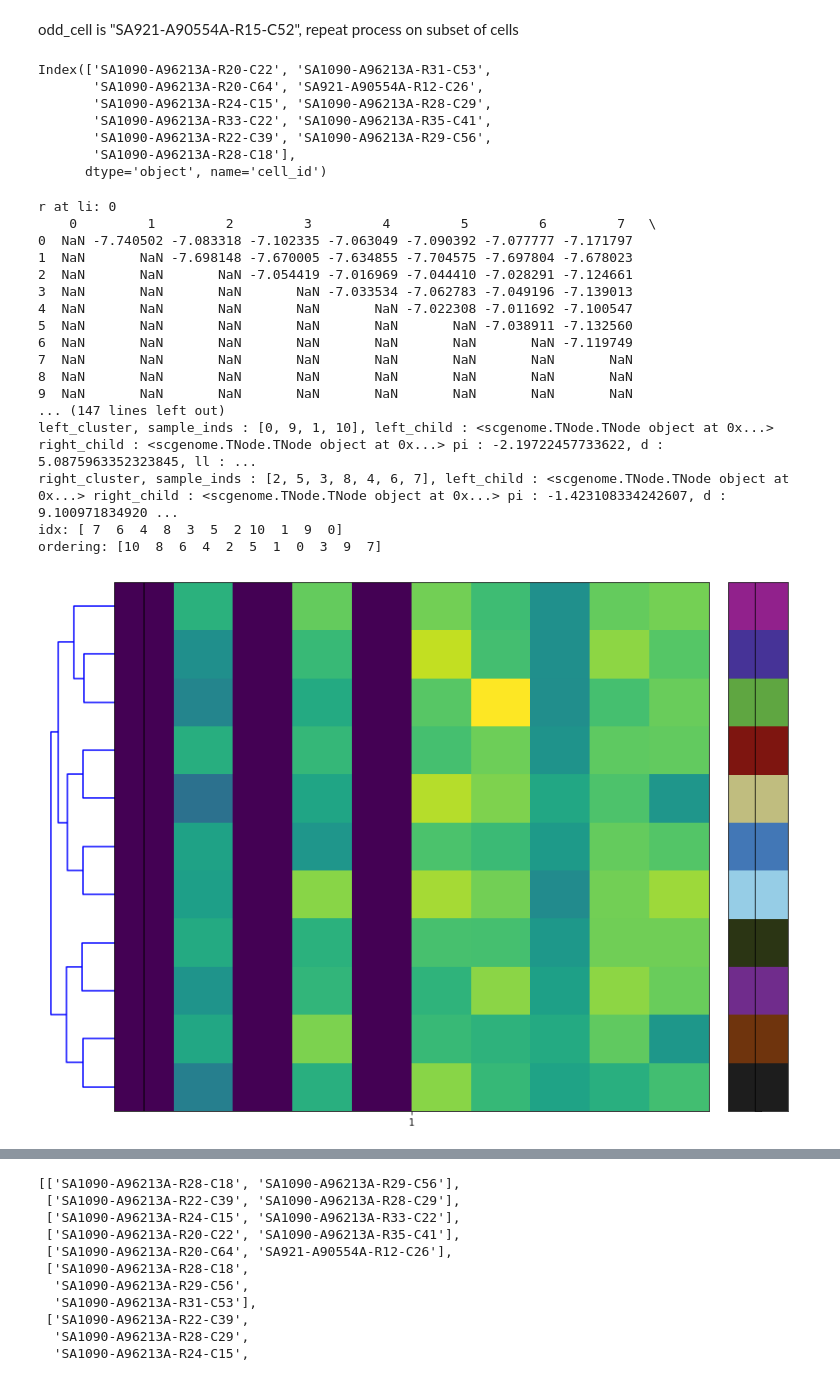
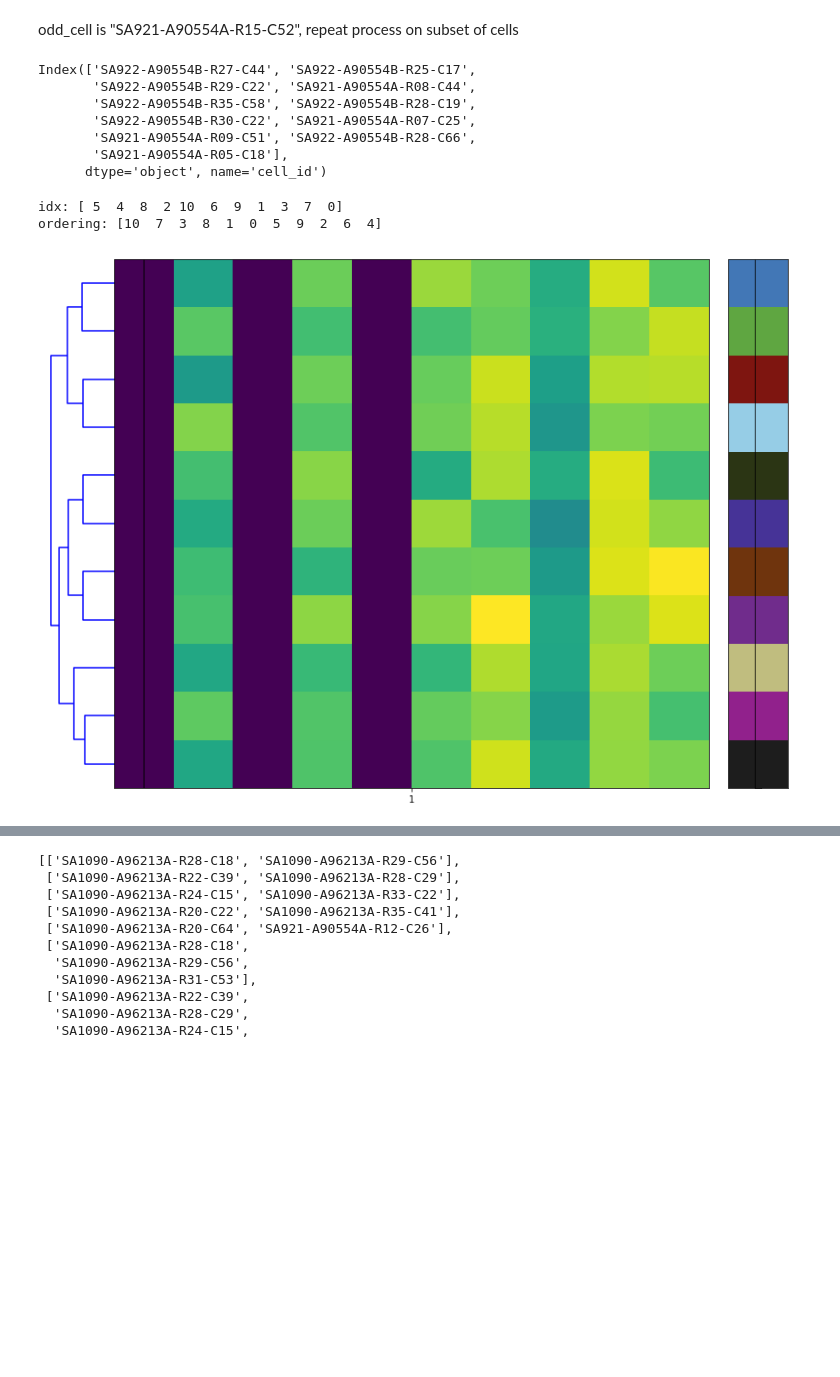
Before and after one commit to shahcompbio/scgenome-deprecated, a Jupyter notebook: notebooks/bayesian_spike_in-Copy1.ipynb, the cells around one changed output, grey strips where cells are left out. Saved outputs shown, nothing was run; the diff lists cells and outputs as text; code cells hidden in the pictures; blank space fills up the shorter version.

```diff
--- a/notebooks/bayesian_spike_in-Copy1.ipynb
+++ b/notebooks/bayesian_spike_in-Copy1.ipynb
@@ -68,13 +68,13 @@ cn_data = cncluster.prune_cluster(bhc_clusters, bhc_cell_ids, cn_data)
 cn_data["origin_id_int"] = cn_data["origin_id"].factorize()[0]
 
 fig = plt.figure(figsize=(10, 8))
-bimatrix_data, pre_sort = cnplot.plot_clustered_cell_cn_matrix_figure(
+bimatrix_data, ps = cnplot.plot_clustered_cell_cn_matrix_figure(
     fig, cn_data, "copy", cluster_field_name="bhc_cluster_id",
     linkage=lbhc_plot_data, origin_field_name="origin_id_int", raw=True, flip=False,
     cell_id_order=bhc_cell_ids)
 
 fig = plt.figure(figsize=(10, 8))
-bimatrix_data1 = cnplot.plot_clustered_cell_cn_matrix_figure(
+bimatrix_data1, ps = cnplot.plot_clustered_cell_cn_matrix_figure(
     fig, cn_data, "copy", cluster_field_name="bhc_cluster_id",
     linkage=lbhc_plot_data, origin_field_name="origin_id_int", raw=True, flip=True,
     cell_id_order=bhc_cell_ids)
@@ -218,59 +164,44 @@ list(new_bhc_linkage["sample_ids"])
 # %% [markdown]
 odd_cell is "SA921-A90554A-R15-C52", repeat process on subset of cells
 # %%
-keep_cells = bimatrix_data.iloc[:,0:11].columns.get_level_values(0)
+keep_cells = bimatrix_data1.iloc[:,0:11].columns.get_level_values(0)
 scn_data = cn_data[cn_data["cell_id"].isin(keep_cells)].reset_index(drop=True)
 print(keep_cells)
 # %% [output]
-Index(['SA1090-A96213A-R20-C22', 'SA1090-A96213A-R31-C53',
-       'SA1090-A96213A-R20-C64', 'SA921-A90554A-R12-C26',
-       'SA1090-A96213A-R24-C15', 'SA1090-A96213A-R28-C29',
-       'SA1090-A96213A-R33-C22', 'SA1090-A96213A-R35-C41',
-       'SA1090-A96213A-R22-C39', 'SA1090-A96213A-R29-C56',
-       'SA1090-A96213A-R28-C18'],
+Index(['SA922-A90554B-R27-C44', 'SA922-A90554B-R25-C17',
+       'SA922-A90554B-R29-C22', 'SA921-A90554A-R08-C44',
+       'SA922-A90554B-R35-C58', 'SA922-A90554B-R28-C19',
+       'SA922-A90554B-R30-C22', 'SA921-A90554A-R07-C25',
+       'SA921-A90554A-R09-C51', 'SA922-A90554B-R28-C66',
+       'SA921-A90554A-R05-C18'],
       dtype='object', name='cell_id')
 # %%
 #scn_data = pd.read_csv("/Users/massoudmaher/data/scn_data.csv")
 
 slinkage, sroot, scell_ids, smatrix_data, smeasurement, svariances = (
     cncluster.bayesian_cluster(scn_data, n_states=n_states, alpha=alpha, prob_cn_change=prob_cn_change,
-                               clustering_id="copy", debug=True, print_r=True)
+                               clustering_id="copy", debug=True)
 )
 
 slinkage, splot_data = simulation.get_plot_data(slinkage)
 lsplot_data = splot_data.copy()
 lsplot_data[:,2] = np.log(splot_data[:,2]) # Log because the highest link is way higher
 
 scn_data["origin_id_int"] = scn_data["cell_id"].factorize()[0]
 scn_data["bhc_cluster_id"] = scn_data["cell_id"].factorize()[0]
 
 fig = plt.figure(figsize=(10, 8))
 bimatrix_data = cnplot.plot_clustered_cell_cn_matrix_figure(
     fig, scn_data, "copy", cluster_field_name="bhc_cluster_id",
     linkage=lsplot_data, origin_field_name="origin_id_int", raw=True,
     flip=True)
 
 
 #nlinkage = sch.linkage(np.nan_to_num(smeasurement, 0))
 # %% [output]
-r at li: 0
-    0         1         2         3         4         5         6         7   \
-0  NaN -7.740502 -7.083318 -7.102335 -7.063049 -7.090392 -7.077777 -7.171797
-1  NaN       NaN -7.698148 -7.670005 -7.634855 -7.704575 -7.697804 -7.678023
-2  NaN       NaN       NaN -7.054419 -7.016969 -7.044410 -7.028291 -7.124661
-3  NaN       NaN       NaN       NaN -7.033534 -7.062783 -7.049196 -7.139013
-4  NaN       NaN       NaN       NaN       NaN -7.022308 -7.011692 -7.100547
-5  NaN       NaN       NaN       NaN       NaN       NaN -7.038911 -7.132560
-6  NaN       NaN       NaN       NaN       NaN       NaN       NaN -7.119749
-7  NaN       NaN       NaN       NaN       NaN       NaN       NaN       NaN
-8  NaN       NaN       NaN       NaN       NaN       NaN       NaN       NaN
-9  NaN       NaN       NaN       NaN       NaN       NaN       NaN       NaN
-... (147 lines left out)
-left_cluster, sample_inds : [0, 9, 1, 10], left_child : <scgenome.TNode.TNode object at 0x...> right_child : <scgenome.TNode.TNode object at 0x...> pi : -2.19722457733622, d : 5.0875963352323845, ll : ...
-right_cluster, sample_inds : [2, 5, 3, 8, 4, 6, 7], left_child : <scgenome.TNode.TNode object at 0x...> right_child : <scgenome.TNode.TNode object at 0x...> pi : -1.423108334242607, d : 9.100971834920 ...
-idx: [ 7  6  4  8  3  5  2 10  1  9  0]
-ordering: [10  8  6  4  2  5  1  0  3  9  7]
+idx: [ 5  4  8  2 10  6  9  1  3  7  0]
+ordering: [10  7  3  8  1  0  5  9  2  6  4]
-[figure, old version]
+[figure, new version]
 # %%
 display(slinkage)
 nlinkage = slinkage.copy()
```
Also changed, not shown: parts of 7 cells of this notebook, 5 other files.
